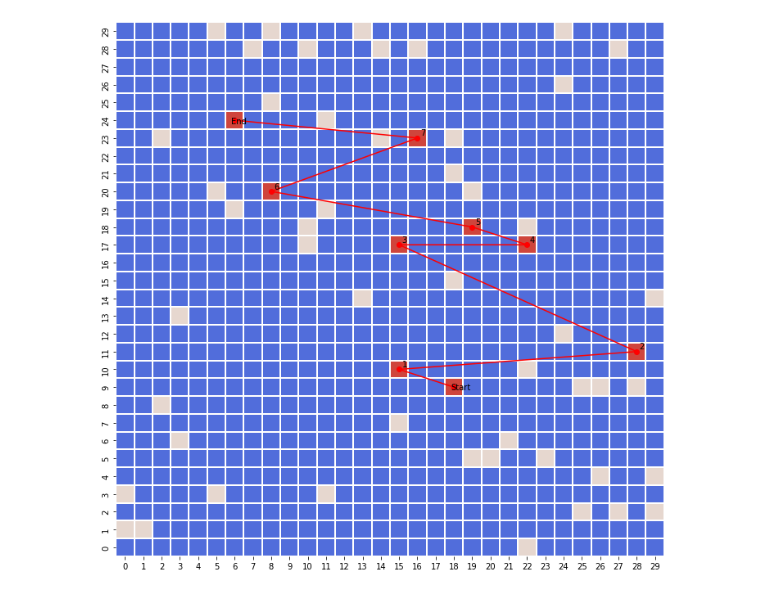
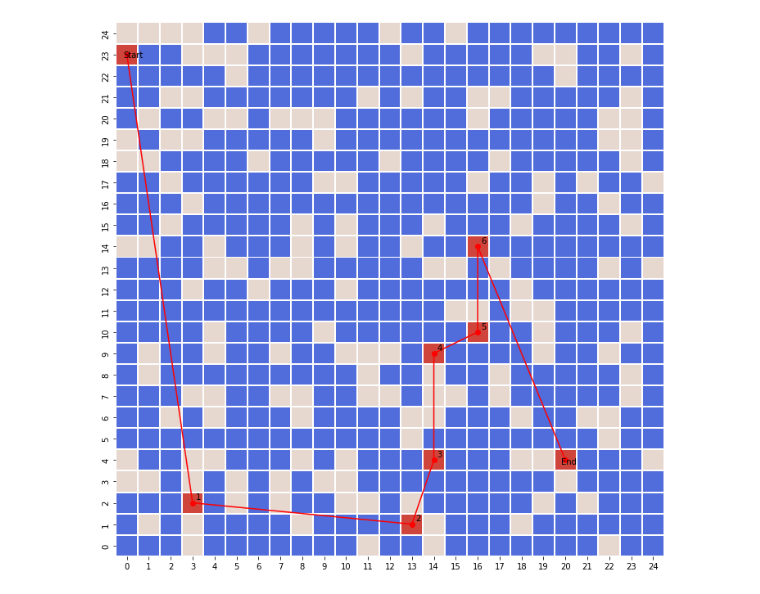
Before and after one commit to giorgio-angelo-esposito/Orienteering_GA, a Jupyter notebook: Orieentiring_GA.ipynb, the cells around one changed output. Cells and saved outputs as stored; diff of their text form; code cells hidden in the pictures.

```diff
--- a/Orieentiring_GA.ipynb
+++ b/Orieentiring_GA.ipynb
@@ -167,9 +211,9 @@ class Map:
 # %%
-map = Map(30,30,50,9)
+map = Map(25,25,180,8)
 mappa, lanterne = map.create_map()
 map.visualizeMap(mappa)
 # %% [output]
-[figure, old version]
+[figure, new version]
 # %%
 cp_list = map.getControlPointList()
 cp_list
```
Also changed, not shown: parts of 7 cells of this notebook.
